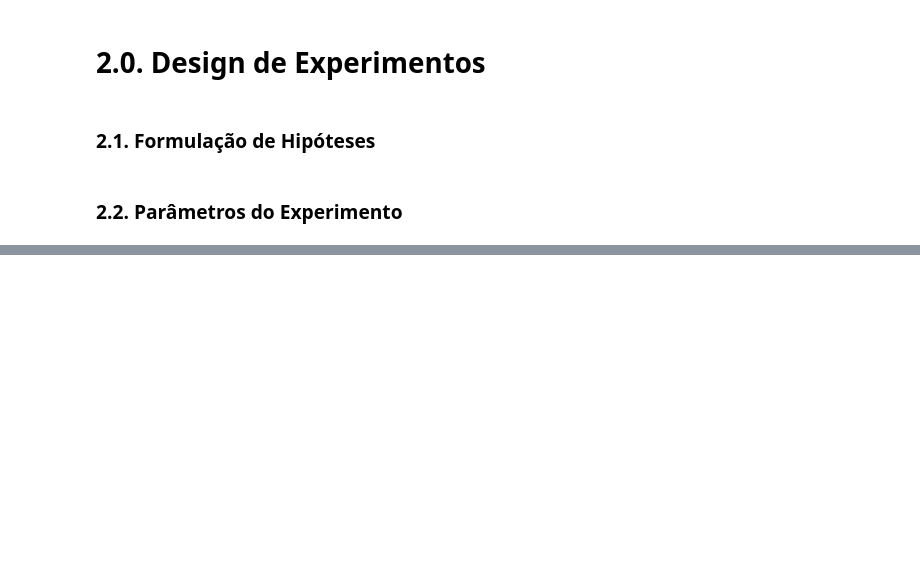
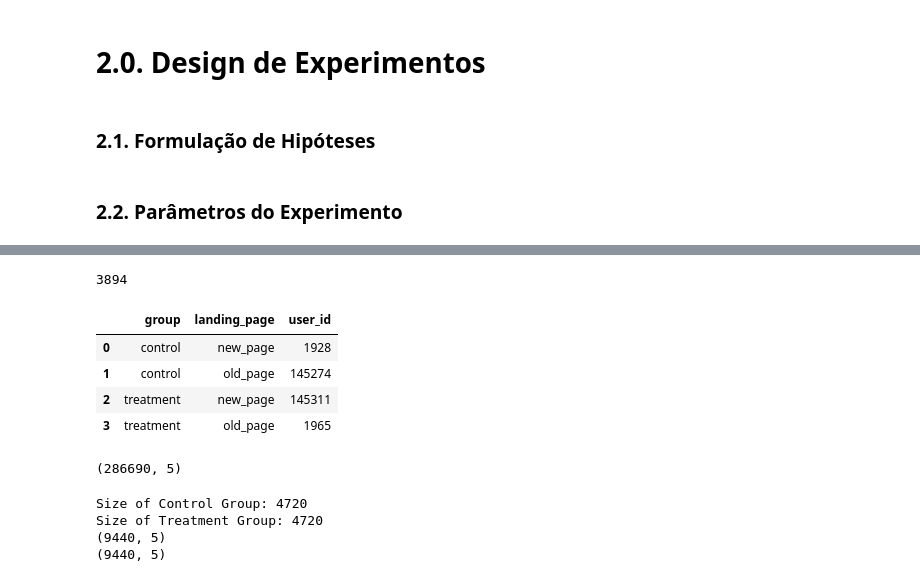
Before and after one commit to stick35em10/Teste-A-B, a Jupyter notebook: notebooks/teste_AB.ipynb, the cells around one changed output, grey strips where cells are left out. Drawn from its saved outputs; the diff is of its cells as text; code cells hidden in the pictures; blank space fills up the shorter version.

```diff
--- a/notebooks/teste_AB.ipynb
+++ b/notebooks/teste_AB.ipynb
@@ -126,0 +205,54 @@ sample_n
+# %%
+# removendo doplicado
+len(df_raw[['user_id','group']].groupby(['user_id']).count().reset_index().query('group > 1')) #['user_id']
+#df_raw['user_id'
+# %% [output]
+3894
+# %%
+### 2.1 Conferir as "flags " do teste A
+#df_user_delete = df_raw[[ 'user_id','group']].groupby(['user_id']).count().reset_index().query('group > 1')['user_id']
+#group/landig old new
+df_raw[['user_id','group','landing_page']].groupby(['group','landing_page']).count().reset_index()#.query('group > 1')[['user_id','group','landing_page'
+# %% [output]
+|  | group | landing_page | user_id |
+| 0 | control | new_page | 1928 |
+| 1 | control | old_page | 145274 |
+| 2 | treatment | new_page | 145311 |
+| 3 | treatment | old_page | 1965 |
+# %%
+### 2.1 Conferir as flags do teste A
+
+
+df_user_delete = df_raw[[ 'user_id','group']].groupby(['user_id']).count().reset_index().query('group > 1')['user_id']
+
+# data without duplicated
+df1 = df_raw[~df_raw['user_id'].isin(df_user_delete)]
+df1.head()
+df1.shape
+# %% [output]
+(286690, 5)
+# %%
+### 2.2.Amostragem aleatoria dos grupos Controle e Tratamento
+# Control Group
+df_control_sample = df1[df1['group'] == 'control'].sample(n=sample_n, random_state=42)
+print('Size of Control Group: {}'.format(df_control_sample.shape[0]))
+
+# Treatment Group
+df_treatment_sample = df1[df1['group'] == 'treatment'].sample(n=sample_n, random_state=42)
+print('Size of Treatment Group: {}'.format(df_treatment_sample.shape[0]))
+
+# Total sample Size
+df_ad = pd.concat([df_control_sample, df_treatment_sample], axis=0)
+print(df_ad.shape)
+
+df_ad_= pd.concat([df_control_sample, df_treatment_sample]).reset_index(drop=True) #res.reindex(df_raw.index)
+df_ad_.head()
+print(df_ad_.shape)
+#
+# Treatement Group
+# Total Sample sizze
+# %% [output]
+Size of Control Group: 4720
+Size of Treatment Group: 4720
+(9440, 5)
+(9440, 5)
```
Also changed, not shown: parts of 13 cells of this notebook.
